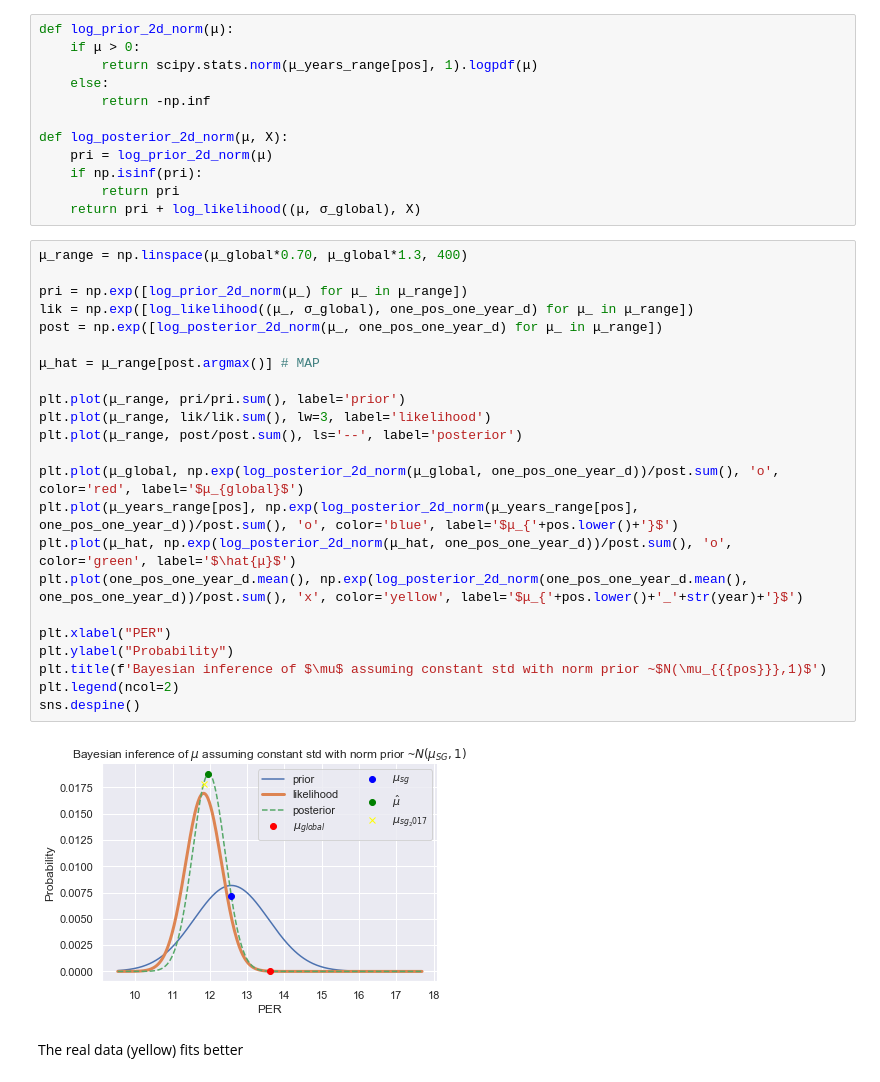
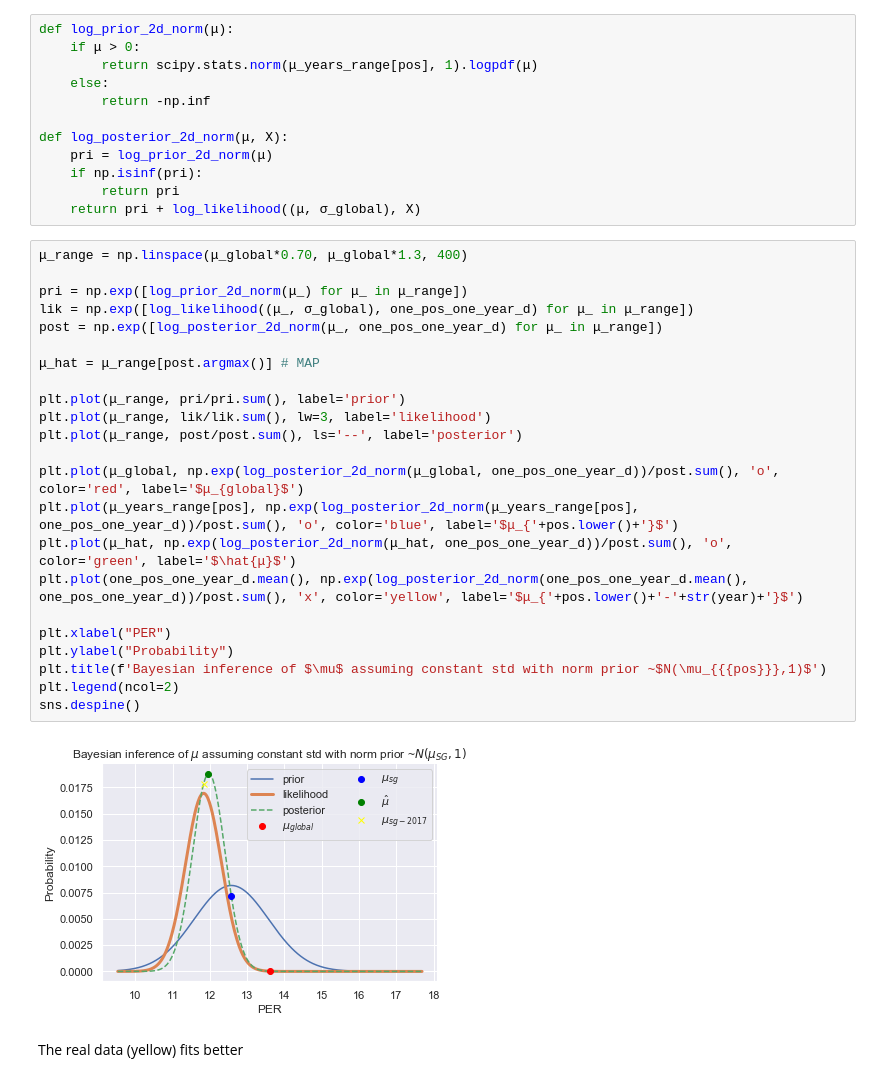
Before and after one commit to guygozlan/SciComPy_NBA, a Jupyter notebook: NBA_ver3.ipynb, the cells around one changed output. Drawn from its saved outputs; the diff is of its cells as text.

```diff
--- a/NBA_ver3.ipynb
+++ b/NBA_ver3.ipynb
@@ -420,28 +421,28 @@ def log_posterior_2d_norm(μ, X):
 # %%
 μ_range = np.linspace(μ_global*0.70, μ_global*1.3, 400)
 
 pri = np.exp([log_prior_2d_norm(μ_) for μ_ in μ_range])
 lik = np.exp([log_likelihood((μ_, σ_global), one_pos_one_year_d) for μ_ in μ_range])
 post = np.exp([log_posterior_2d_norm(μ_, one_pos_one_year_d) for μ_ in μ_range])
 
 μ_hat = μ_range[post.argmax()] # MAP
 
 plt.plot(μ_range, pri/pri.sum(), label='prior')
 plt.plot(μ_range, lik/lik.sum(), lw=3, label='likelihood')
 plt.plot(μ_range, post/post.sum(), ls='--', label='posterior')
 
 plt.plot(μ_global, np.exp(log_posterior_2d_norm(μ_global, one_pos_one_year_d))/post.sum(), 'o', color='red', label='$μ_{global}$')
 plt.plot(μ_years_range[pos], np.exp(log_posterior_2d_norm(μ_years_range[pos], one_pos_one_year_d))/post.sum(), 'o', color='blue', label='$μ_{'+pos.lower()+'}$')
 plt.plot(μ_hat, np.exp(log_posterior_2d_norm(μ_hat, one_pos_one_year_d))/post.sum(), 'o', color='green', label='$\hat{μ}$')
-plt.plot(one_pos_one_year_d.mean(), np.exp(log_posterior_2d_norm(one_pos_one_year_d.mean(), one_pos_one_year_d))/post.sum(), 'x', color='yellow', label='$μ_{'+pos.lower()+'_'+str(year)+'}$')
+plt.plot(one_pos_one_year_d.mean(), np.exp(log_posterior_2d_norm(one_pos_one_year_d.mean(), one_pos_one_year_d))/post.sum(), 'x', color='yellow', label='$μ_{'+pos.lower()+'-'+str(year)+'}$')
 
 plt.xlabel("PER")
 plt.ylabel("Probability")
 plt.title(f'Bayesian inference of $\mu$ assuming constant std with norm prior ~$N(\mu_{{{pos}}},1)$')
 plt.legend(ncol=2)
 sns.despine()
 # %% [output]
-[figure, old version]
+[figure, new version]
 # %% [markdown]
 The real data (yellow) fits better
 # %% [markdown]
```
Also changed, not shown: parts of 8 cells of this notebook.
